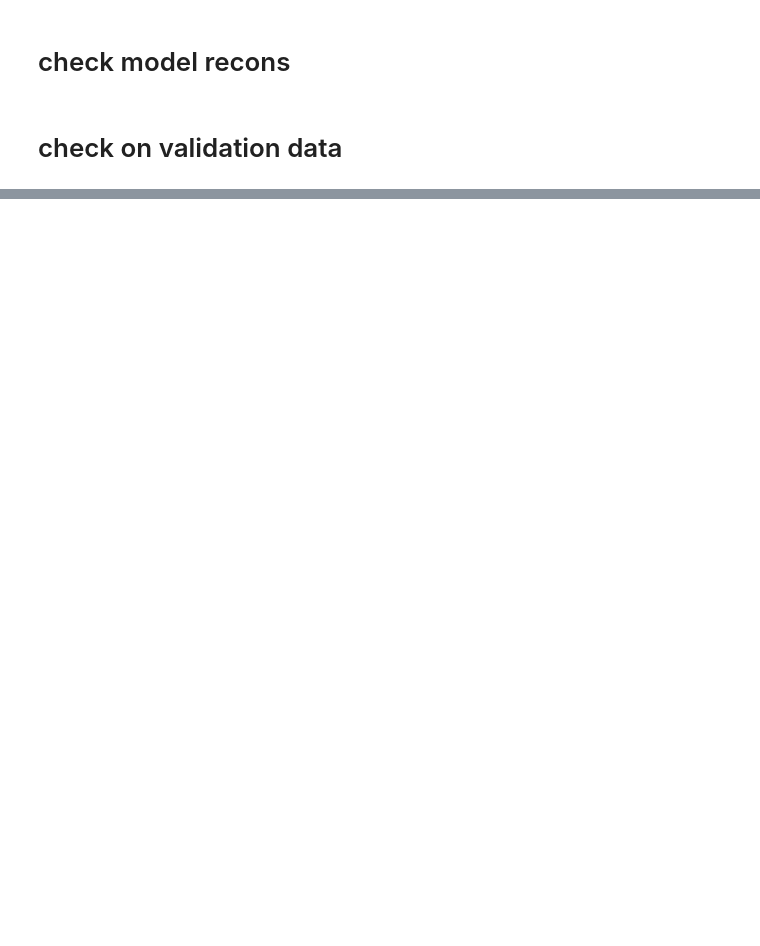
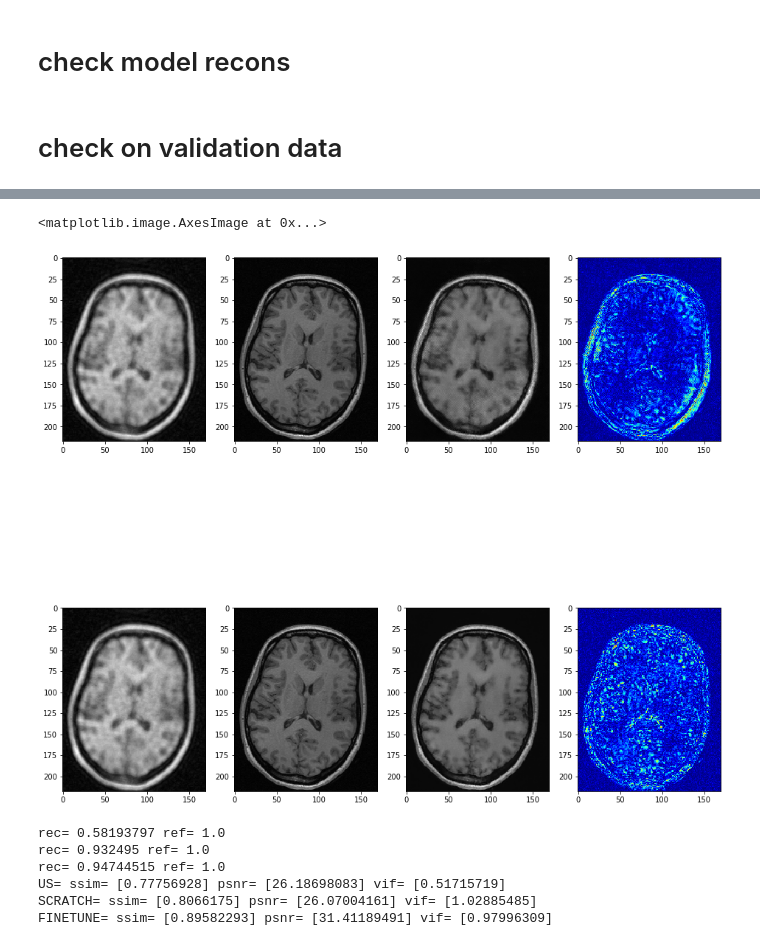
Before and after one commit to amritkumar9595/calgary_midl, a Jupyter notebook: submission.ipynb, the cells around one changed output, grey strips where cells are left out. Drawn from its saved outputs; the diff is of its cells as text; code cells hidden in the pictures; blank space fills up the shorter version.

```diff
--- a/submission.ipynb
+++ b/submission.ipynb
@@ -245,0 +305,5 @@ plt.colorbar()
+# %%
+checkpoint_file_s = "/media/student1/NewVolume/MR_Reconstruction/experiments/midl/varnet_unet/12-channels/autoencoder/scratch/acc_5x/5_volume/12_cascade/0.001_lr/best_model.pt"
+checkpoint_file_f = "/media/student1/NewVolume/MR_Reconstruction/experiments/midl/varnet_unet/12-channels/autoencoder/finetune/acc_5x/0_layer/0.001_lr/5_volume/best_model.pt"
+model_s= load_model(checkpoint_file_s)
+model_f= load_model(checkpoint_file_f)
@@ -245,0 +355,35 @@ plt.colorbar()
+# %%
+ksp_us = ksp_us.cuda()
+# sens = sens.to(args.device)
+mask = mask.cuda()
+img_us = img_us.cuda()
+# img_gt = img_gt.to(args.device)
+img_gt_np = img_gt_np.unsqueeze(0).cuda().float()
+img_us_np = img_us_np.unsqueeze(0).cuda().float()
+
+out_s,_,_ = model_s(img_us,ksp_us,mask)
+out_f,_,_ = model_f(img_us,ksp_us,mask)
+error_s = torch.abs(out_s-img_gt_np)
+error_f = torch.abs(out_f-img_gt_np)
+# %%
+fig=plt.figure(figsize=(16, 16))
+fig.add_subplot(2, 4, 1)
+plt.imshow(img_us_np[0,0,:,:].detach().cpu(),cmap='gray')
+fig.add_subplot(2, 4, 2)
+plt.imshow(img_gt_np[0,0,:,:].detach().cpu(),cmap='gray')
+fig.add_subplot(2, 4, 3)
+plt.imshow(out_s[0,0,:,:].detach().cpu(),cmap='gray')
+fig.add_subplot(2, 4, 4)
+plt.imshow(error_s[0,0,:,:].detach().cpu(),cmap='jet')
+
+fig.add_subplot(2, 4, 5)
+plt.imshow(img_us_np[0,0,:,:].detach().cpu(),cmap='gray')
+fig.add_subplot(2, 4, 6)
+plt.imshow(img_gt_np[0,0,:,:].detach().cpu(),cmap='gray')
+fig.add_subplot(2, 4, 7)
+plt.imshow(out_f[0,0,:,:].detach().cpu(),cmap='gray')
+fig.add_subplot(2, 4, 8)
+plt.imshow(error_f[0,0,:,:].detach().cpu(),cmap='jet')
+# %% [output]
+<matplotlib.image.AxesImage at 0x...>
+[figure, added]
@@ -245,0 +404,26 @@ plt.colorbar()
+# %%
+
+ref_max = img_gt_np2.cpu().numpy().max()
+# print(ref_max)
+ref = img_gt_np2.cpu().numpy()/ref_max
+
+out_u = img_us_np2.unsqueeze(0).unsqueeze(0)
+
+rec_u = out_u[0,0,:,:].detach().cpu().numpy()/ref_max
+rec_s = out_s[0,0,:,:].detach().cpu().numpy()/ref_max
+rec_f = out_f[0,0,:,:].detach().cpu().numpy()/ref_max
+
+ssim_u,psnr_u,vif_u = metrics(np.expand_dims(rec_u,0),np.expand_dims(ref,0))
+ssim_s,psnr_s,vif_s = metrics(np.expand_dims(rec_s,0),np.expand_dims(ref,0))
+ssim_f,psnr_f,vif_f = metrics(np.expand_dims(rec_f,0),np.expand_dims(ref,0))
+
+print("US= ssim=",ssim_u,"psnr=",psnr_u,"vif=",vif_u)
+print("SCRATCH= ssim=",ssim_s,"psnr=",psnr_s,"vif=",vif_s)
+print("FINETUNE= ssim=",ssim_f,"psnr=",psnr_f,"vif=",vif_f)
+# %% [output]
+rec= 0.58193797 ref= 1.0
+rec= 0.932495 ref= 1.0
+rec= 0.94744515 ref= 1.0
+US= ssim= [0.77756928] psnr= [26.18698083] vif= [0.51715719]
+SCRATCH= ssim= [0.8066175] psnr= [26.07004161] vif= [1.02885485]
+FINETUNE= ssim= [0.89582293] psnr= [31.41189491] vif= [0.97996309]
```
Also changed, not shown: parts of 9 cells of this notebook, 5 other files.
